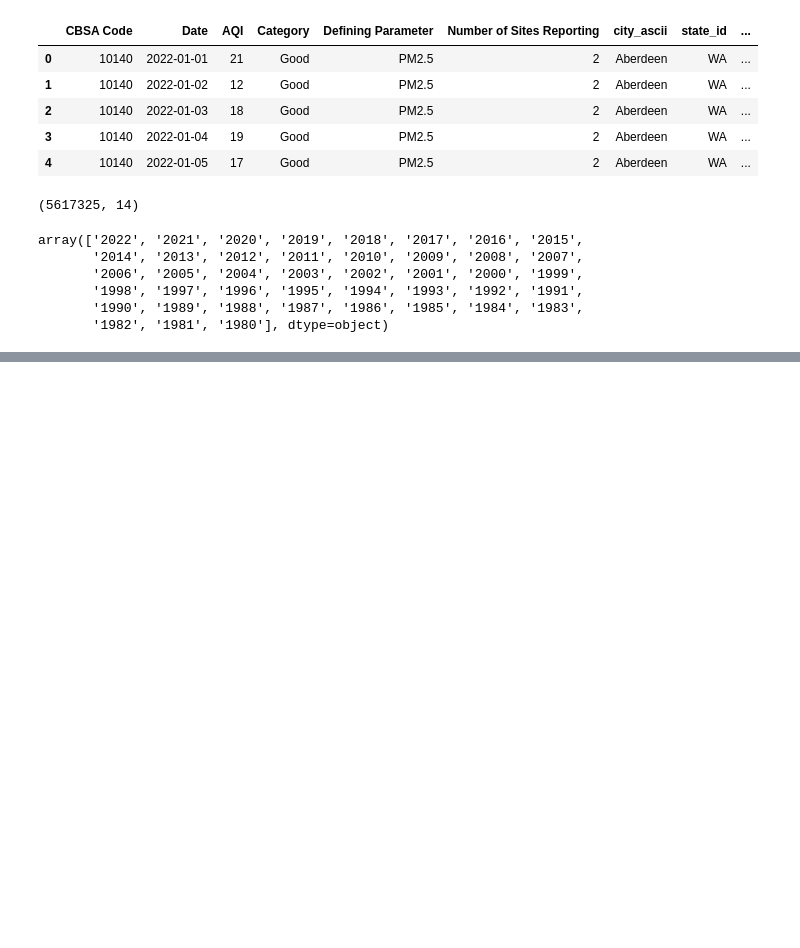
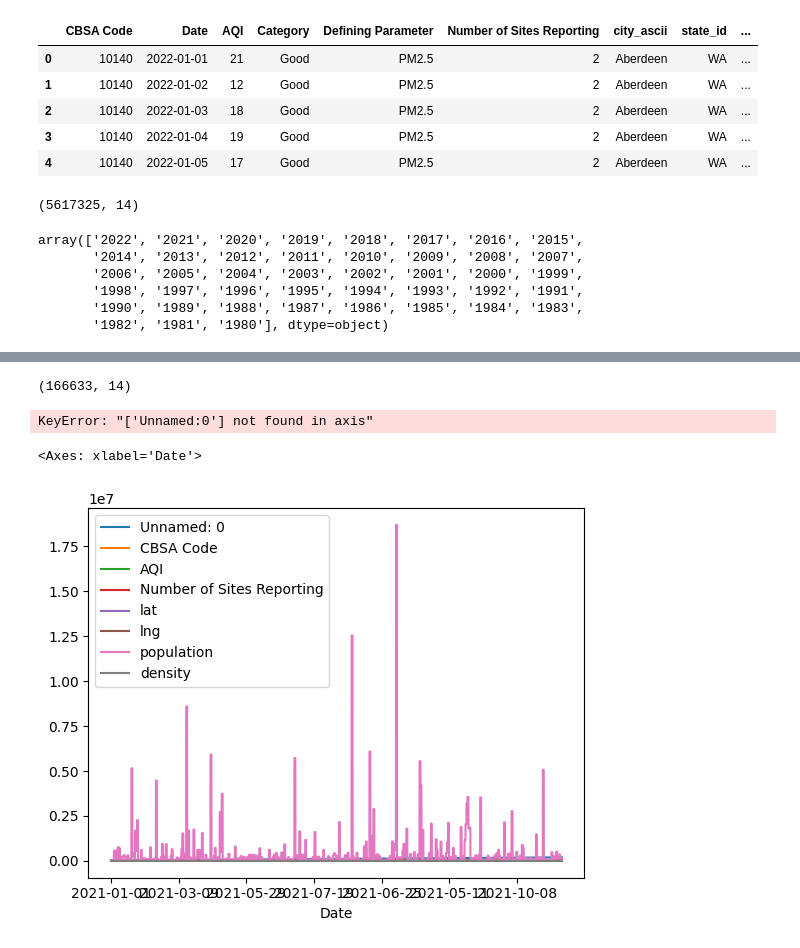
Before and after one commit to JenniferVasquez1/Project-3, a Jupyter notebook: static/Analysis/ETL.ipynb, the cells around one changed output, grey strips where cells are left out. Saved outputs shown, nothing was run; the diff lists cells and outputs as text; code cells hidden in the pictures; blank space fills up the shorter version.

```diff
--- a/static/Analysis/ETL.ipynb
+++ b/static/Analysis/ETL.ipynb
@@ -53,0 +87,14 @@ df.to_csv('new_AQI.csv')
+# %%
+df.shape
+# %% [output]
+(166633, 14)
+# %%
+df = pd.read_csv('../Resources/AQI.csv', index_col=0).drop('Unnamed:0', axis=1)
+df[:5]
+# %% [output]
+KeyError: "['Unnamed:0'] not found in axis"
+# %%
+df.plot()
+# %% [output]
+<Axes: xlabel='Date'>
+[figure, added]
```
Also changed, not shown: parts of 5 cells of this notebook, 1 other file.
